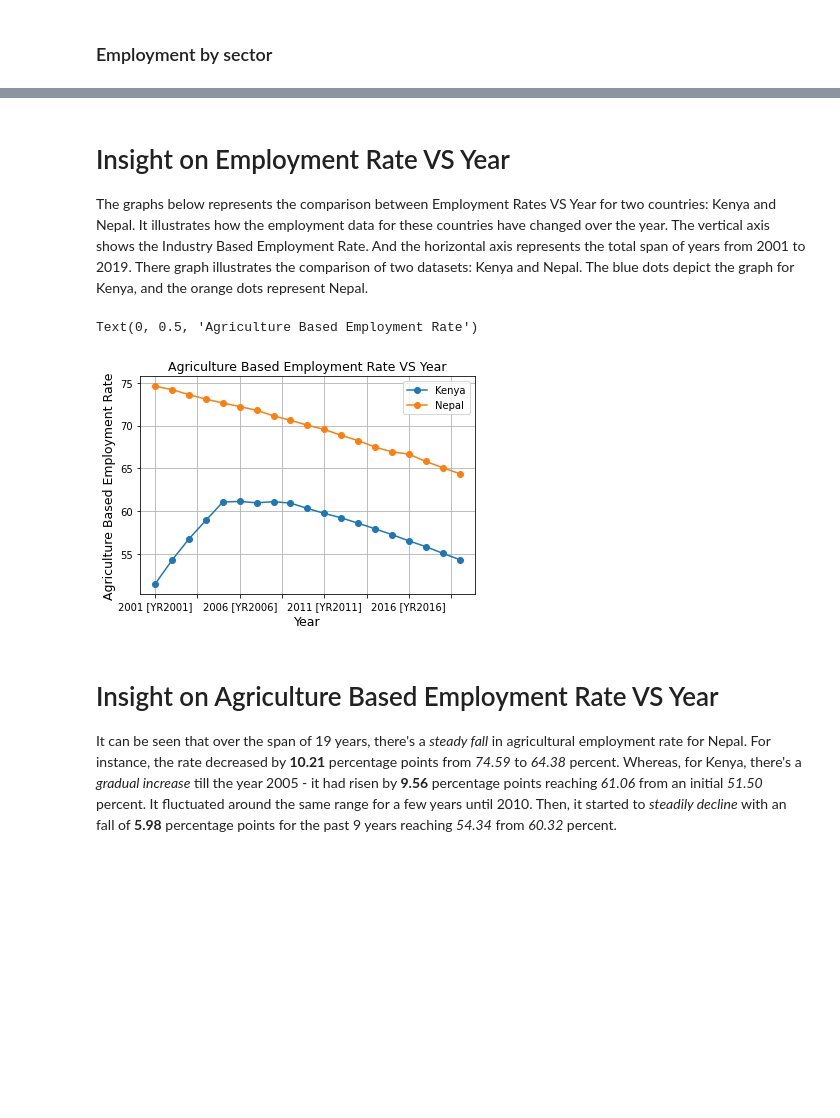
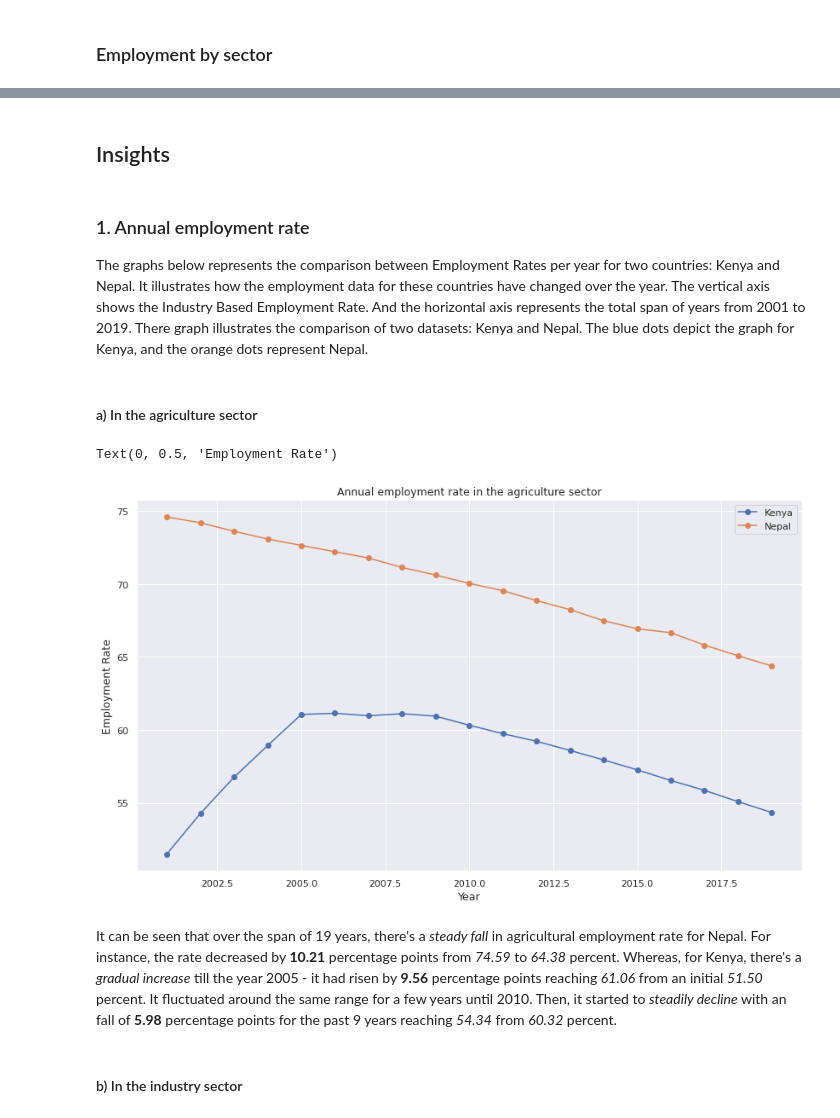
Before and after one commit to Niz17/kenep, a Jupyter notebook: notebooks/kenya_and_nepal_employment.ipynb, the cells around one changed output, grey strips where cells are left out. Cells and saved outputs as stored; diff of their text form; code cells hidden in the pictures; blank space fills up the shorter version.

```diff
--- a/notebooks/kenya_and_nepal_employment.ipynb
+++ b/notebooks/kenya_and_nepal_employment.ipynb
@@ -60,5 +104,5 @@ memory usage: 34.0+ KB
 # %%
-employment_data.replace('..', np.nan, inplace=True)
-
-employment_data.isna().sum()
+# denote missing values appropriately
+wdi_data.replace('..', np.nan, inplace=True)
+wdi_data.isna().sum()
 # %% [output]
@@ -112,0 +126,5 @@ See the caveats in the documentation: https://pandas.pydata.org/pandas-docs/stab
+# %%
+# convert columns to appropriate data types
+wdi_data[names] = wdi_data[names].astype("category")
+wdi_data[years] = wdi_data[years].astype("float")
+wdi_data.info()
@@ -121,2 +158,6 @@ gender = ['male', 'female']
 def match_column_values(df, column, string, case=False):
   return df[df[column].str.contains(string, case=case)]
+# %%
+# get data on employment
+employment_data = match_column_values(wdi_data, 'Series Name', 'employment')
+employment_data.head(2)
@@ -168,20 +215,31 @@ sns.set()
 agriculture = match_column_values(employment_by_sector, 'Series Name', 'agriculture')
 industry = match_column_values(employment_by_sector, 'Series Name', 'industry')
 services = match_column_values(employment_by_sector, 'Series Name', 'services')
+# %%
+from matplotlib import pyplot as plt
+import seaborn as sns
+
+sns.set()
+plt.rcParams["figure.figsize"] = (14,8)
+# %% [markdown]
+## Insights
 # %% [markdown]
-# Insight on Employment Rate VS Year
-The graphs below represents the comparison between Employment Rates VS Year for two countries: Kenya and Nepal. It illustrates how the employment data for these countries have changed over the year. The vertical axis shows the Industry Based Employment Rate. And the horizontal axis represents the total span of years from 2001 to 2019. There graph illustrates the comparison of two datasets: Kenya and Nepal. The blue dots depict the graph for Kenya, and the orange dots represent Nepal.
+### 1. Annual employment rate
+The graphs below represents the comparison between Employment Rates per year for two countries: Kenya and Nepal. It illustrates how the employment data for these countries have changed over the year. The vertical axis shows the Industry Based Employment Rate. And the horizontal axis represents the total span of years from 2001 to 2019. There graph illustrates the comparison of two datasets: Kenya and Nepal. The blue dots depict the graph for Kenya, and the orange dots represent Nepal.
+# %% [markdown]
+#### a) In the agriculture sector
 # %%
-agriculture = agriculture.T.reset_index().drop([0,1,2,3]).set_index('index').dropna()
-agriculture.columns = ['Kenya', 'Nepal']
-agriculture.plot(marker = 'o', grid = True)
-pyplot.title('Agriculture Based Employment Rate VS Year', fontsize = 12.5)
-pyplot.xlabel('Year', fontsize = 12.5)
-pyplot.ylabel('Agriculture Based Employment Rate', fontsize = 12.5)
+agriculture_employment = agriculture.T.reset_index().drop([0,1]).set_index('index').dropna()
+agriculture_employment.columns = ['Kenya', 'Nepal']
+agriculture_employment.plot(marker = 'o')
+plt.title('Annual employment rate in the agriculture sector', fontsize = 12.5)
+plt.xlabel('Year', fontsize = 12.5)
+plt.ylabel('Employment Rate', fontsize = 12.5)
 # %% [output]
-Text(0, 0.5, 'Agriculture Based Employment Rate')
+Text(0, 0.5, 'Employment Rate')
-[figure, old version]
+[figure, new version]
 # %% [markdown]
-# Insight on Agriculture Based Employment Rate VS Year
 It can be seen that over the span of 19 years, there's a *steady fall* in agricultural employment rate for Nepal. For instance, the rate decreased by **10.21** percentage points from *74.59* to *64.38* percent. Whereas, for Kenya, there's a *gradual increase* till the year 2005 - it had risen by **9.56** percentage points reaching *61.06* from an initial *51.50* percent. It fluctuated around the same range for a few years until 2010. Then, it started to *steadily decline* with an fall of **5.98** percentage points for the past 9 years reaching *54.34* from *60.32* percent.
+# %% [markdown]
+#### b) In the industry sector
 # %%
```
Also changed, not shown: parts of 31 cells of this notebook.
